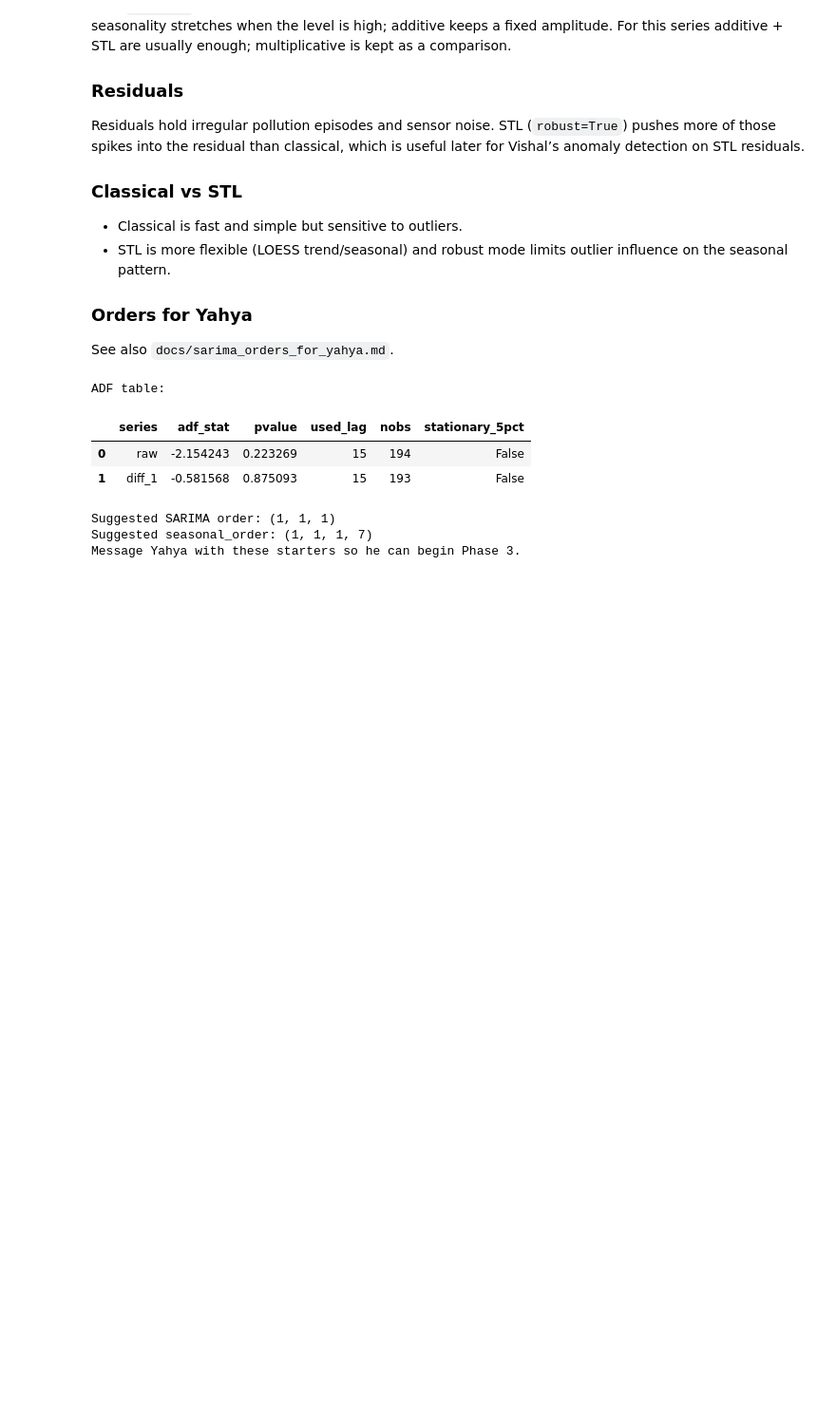
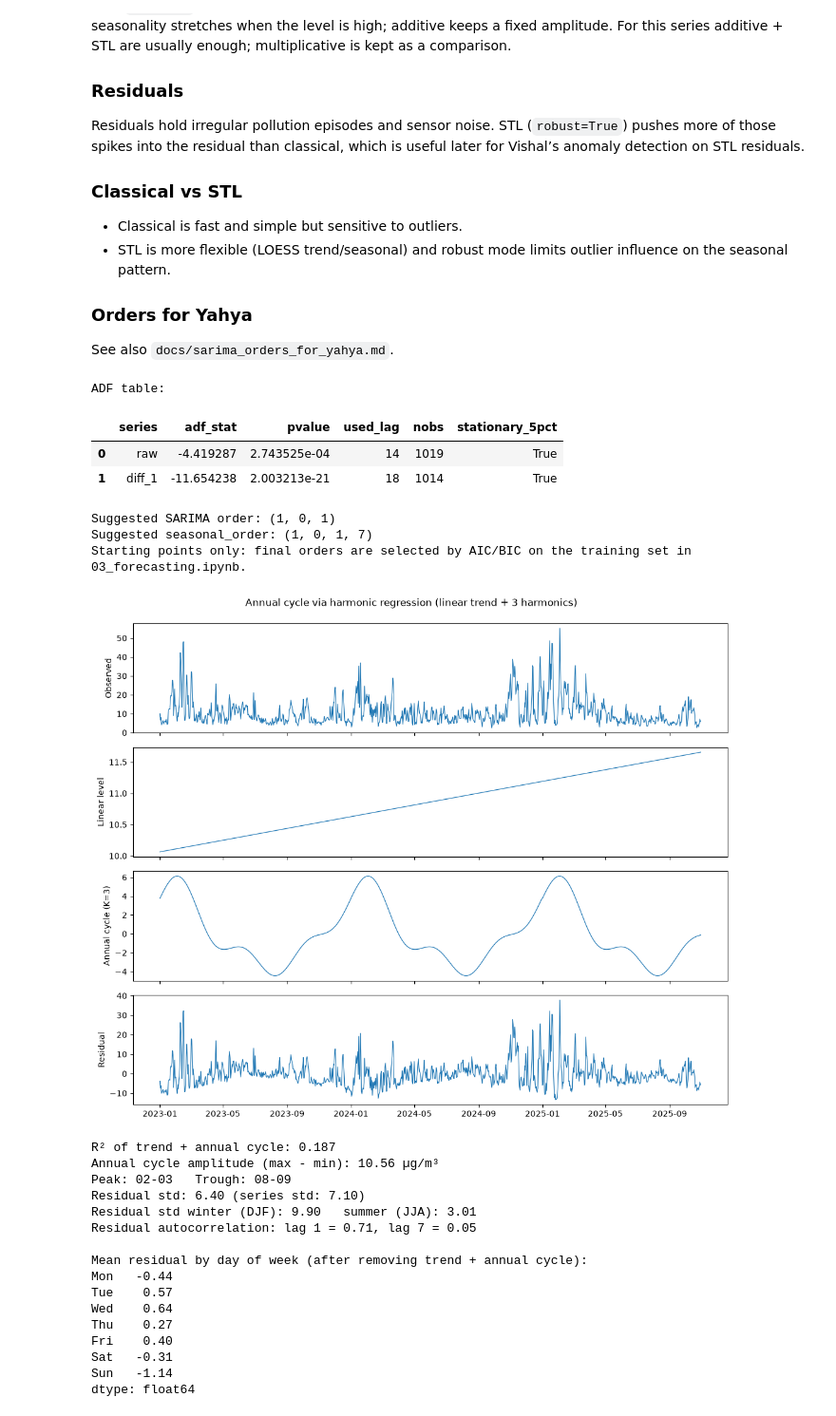
Before and after one commit to xlucifer65/tsa-group5-air-quality, a Jupyter notebook: notebooks/02_decomposition.ipynb, the cells around one changed output. Shown at 95% size. Saved outputs shown, nothing was run; the diff lists cells and outputs as text; code cells hidden in the pictures; blank space fills up the shorter version.

Commit message:
Add initial forecasting (ARIMA, Prophet) and fix EDA/decomposition for the real dataset

```diff
--- a/notebooks/02_decomposition.ipynb
+++ b/notebooks/02_decomposition.ipynb
@@ -93,12 +97,72 @@ print("ADF table:")
 display(adf)
 print("Suggested SARIMA order:", orders["order"])
 print("Suggested seasonal_order:", orders["seasonal_order"])
-print("Message Yahya with these starters so he can begin Phase 3.")
+print("Starting points only: final orders are selected by AIC/BIC on the training set in 03_forecasting.ipynb.")
 # %% [output]
 ADF table:
 |  | series | adf_stat | pvalue | used_lag | nobs | stationary_5pct |
-| 0 | raw | -2.154243 | 0.223269 | 15 | 194 | False |
-| 1 | diff_1 | -0.581568 | 0.875093 | 15 | 193 | False |
+| 0 | raw | -4.419287 | 2.743525e-04 | 14 | 1019 | True |
+| 1 | diff_1 | -11.654238 | 2.003213e-21 | 18 | 1014 | True |
-Suggested SARIMA order: (1, 1, 1)
-Suggested seasonal_order: (1, 1, 1, 7)
-Message Yahya with these starters so he can begin Phase 3.
+Suggested SARIMA order: (1, 0, 1)
+Suggested seasonal_order: (1, 0, 1, 7)
+Starting points only: final orders are selected by AIC/BIC on the training set in 03_forecasting.ipynb.
+# %%
+# Annual cycle via harmonic regression: linear trend + K annual Fourier terms
+# (STL with period=365 is degenerate here: only ~2.8 cycles, each calendar day seen 2-3 times)
+K = 3
+n = len(series)
+t = np.arange(n)
+angle = 2 * np.pi * series.index.dayofyear.values / 365.25
+
+cols = [np.ones(n), (t - t.mean()) / n]
+for k in range(1, K + 1):
+    cols += [np.sin(k * angle), np.cos(k * angle)]
+X = np.column_stack(cols)
+
+beta, *_ = np.linalg.lstsq(X, series.values, rcond=None)
+level = pd.Series(X[:, :2] @ beta[:2], index=series.index)
+seasonal = pd.Series(X[:, 2:] @ beta[2:], index=series.index)
+resid = series - level - seasonal
+
+fig, axes = plt.subplots(4, 1, figsize=(11, 9), sharex=True)
+for ax, (data, label) in zip(
+    axes, [(series, "Observed"), (level, "Linear level"), (seasonal, "Annual cycle (K=3)"), (resid, "Residual")]
+):
+    ax.plot(data.index, data.values, linewidth=0.9)
+    ax.set_ylabel(label)
+fig.suptitle("Annual cycle via harmonic regression (linear trend + 3 harmonics)", y=0.995)
+fig.tight_layout()
+save_current_figure("02_annual_harmonic.png")
+plt.show()
+
+r2 = 1 - resid.var() / series.var()
+print(f"R² of trend + annual cycle: {r2:.3f}")
+print(f"Annual cycle amplitude (max - min): {seasonal.max() - seasonal.min():.2f} µg/m³")
+print(f"Peak: {seasonal.idxmax():%m-%d}   Trough: {seasonal.idxmin():%m-%d}")
+print(f"Residual std: {resid.std():.2f} (series std: {series.std():.2f})")
+print(f"Residual std winter (DJF): {resid[resid.index.month.isin([12, 1, 2])].std():.2f}"
+      f"   summer (JJA): {resid[resid.index.month.isin([6, 7, 8])].std():.2f}")
+print(f"Residual autocorrelation: lag 1 = {resid.autocorr(1):.2f}, lag 7 = {resid.autocorr(7):.2f}")
+
+dow = resid.groupby(resid.index.dayofweek).mean()
+dow.index = ["Mon", "Tue", "Wed", "Thu", "Fri", "Sat", "Sun"]
+print("\nMean residual by day of week (after removing trend + annual cycle):")
+print(dow.round(2))
+# %% [output]
+[figure, added]
+R² of trend + annual cycle: 0.187
+Annual cycle amplitude (max - min): 10.56 µg/m³
+Peak: 02-03   Trough: 08-09
+Residual std: 6.40 (series std: 7.10)
+Residual std winter (DJF): 9.90   summer (JJA): 3.01
+Residual autocorrelation: lag 1 = 0.71, lag 7 = 0.05
+
+Mean residual by day of week (after removing trend + annual cycle):
+Mon   -0.44
+Tue    0.57
+Wed    0.64
+Thu    0.27
+Fri    0.40
+Sat   -0.31
+Sun   -1.14
+dtype: float64
```
Also changed, not shown: parts of 4 cells of this notebook, 22 other files.
